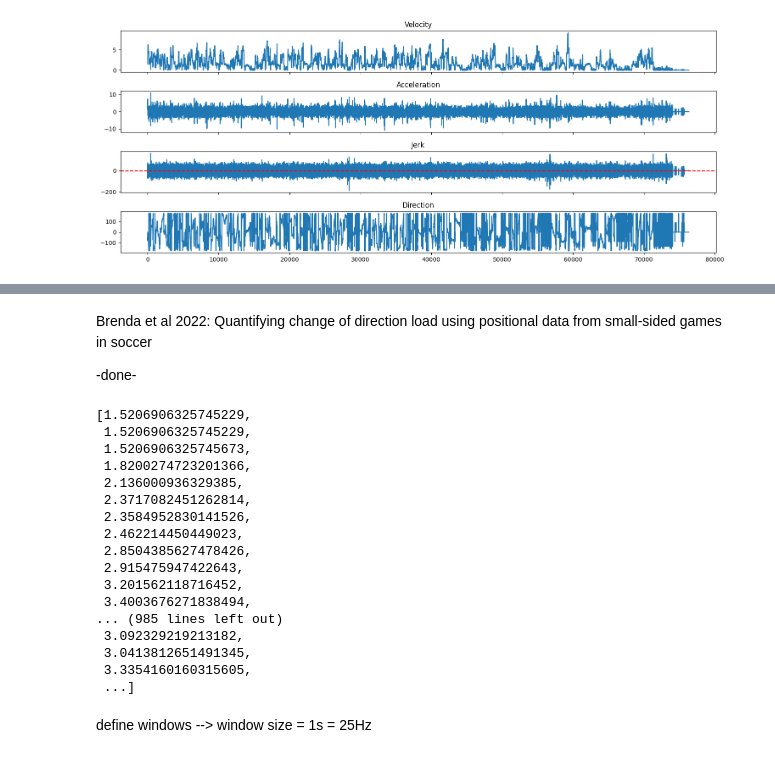
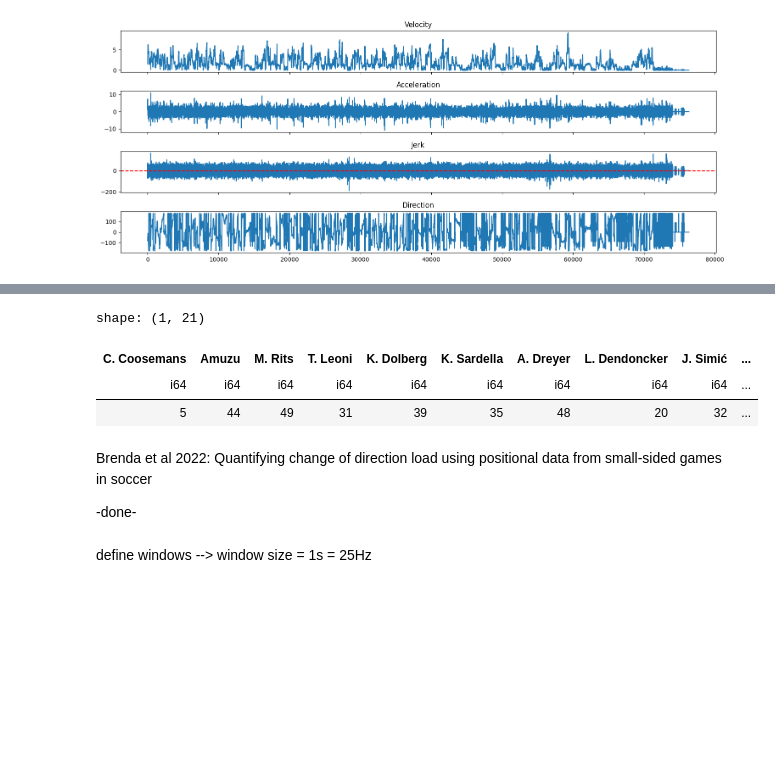
Before and after one commit to ihosten/internship_club_brugge, a Jupyter notebook: positional_data/ChangesOfDirection.ipynb, the cells around one changed output, grey strips where cells are left out. Saved outputs shown, nothing was run; the diff lists cells and outputs as text; code cells hidden in the pictures; blank space fills up the shorter version.

```diff
--- a/positional_data/ChangesOfDirection.ipynb
+++ b/positional_data/ChangesOfDirection.ipynb
@@ -189,23 +197,26 @@ a_list[-1]=a_list[-2] # equal speed in last frame to 2nd last frame to avoid inc
 #a_list
 # %%
 # calculate jerk
-j_list = [] # store jerk per frame
-for i in range(len(a_list)):
-    if i>=1 and i<len(a_list)-1:
-        a1=a_list[i-1] # paper takes absolute value
-        a2=a_list[i+1] # paper takes absolute value
+j_dict = {} # store jerk per frame
 
-        #j=sqrt(((a2-a1)**2)/(2*delta_t))
-        j=((a2-a1))/(2*delta_t)
+for player in a_dict.keys():
+    j_dict[player] = []
 
-    else:
-        j=0
+    for i in range(len(a_dict[player])):
+        if i>=1 and i<len(a_dict[player])-1:
+            a1=a_dict[player][i-1] # paper takes absolute value
+            a2=a_dict[player][i+1] # paper takes absolute value
 
-    j_list.append(j)
+            #j=sqrt(((a2-a1)**2)/(2*delta_t))
+            j=((a2-a1))/(2*delta_t)
 
-j_list[0]=j_list[1] # equal jerk in frame 2 to frame 1 to avoid incorrect 0 jerk
-j_list[-1]=j_list[-2] # equal jerk in last frame to 2nd last frame to avoid incorrect 0 jerk
+        else:
+            j=0
 
-#print(min(j_list))
-#print(max(j_list))
-j_list
+        j_dict[player].append(j)
+
+    j_dict[player][0]=j_dict[player][1] # equal jerk in frame 2 to frame 1 to avoid incorrect 0 jerk
+    j_dict[player][-1]=j_dict[player][-2] # equal jerk in last frame to 2nd last frame to avoid incorrect 0 jerk
+
+    #print(min(j_list))
+    #print(max(j_list))
@@ -324,3 +335,10 @@ print(cod_counter)
+# %%
+pl.from_dict(cod_dict)
+# %% [output]
+shape: (1, 21)
+| C. Coosemans | Amuzu | M. Rits | T. Leoni | K. Dolberg | K. Sardella | A. Dreyer | L. Dendoncker | J. Simić | ... |
+| i64 | i64 | i64 | i64 | i64 | i64 | i64 | i64 | i64 | ... |
+| 5 | 44 | 49 | 31 | 39 | 35 | 48 | 20 | 32 | ... |
 # %% [markdown]
 Brenda et al 2022: Quantifying change of direction load using positional data from small-sided games in soccer
 
@@ -355,21 +381,3 @@ v_list_brenda[0]=v_list_brenda[1]
 # %%
-v_list_brenda
+#v_dict_brenda["Amuzu"]
-# %% [output]
-[1.5206906325745229,
- 1.5206906325745229,
- 1.5206906325745673,
- 1.8200274723201366,
- 2.136000936329385,
- 2.3717082451262814,
- 2.3584952830141526,
- 2.462214450449023,
- 2.8504385627478426,
- 2.915475947422643,
- 3.201562118716452,
- 3.4003676271838494,
-... (985 lines left out)
- 3.092329219213182,
- 3.0413812651491345,
- 3.3354160160315605,
- ...]
 # %%
```
Also changed, not shown: parts of 30 cells of this notebook.
